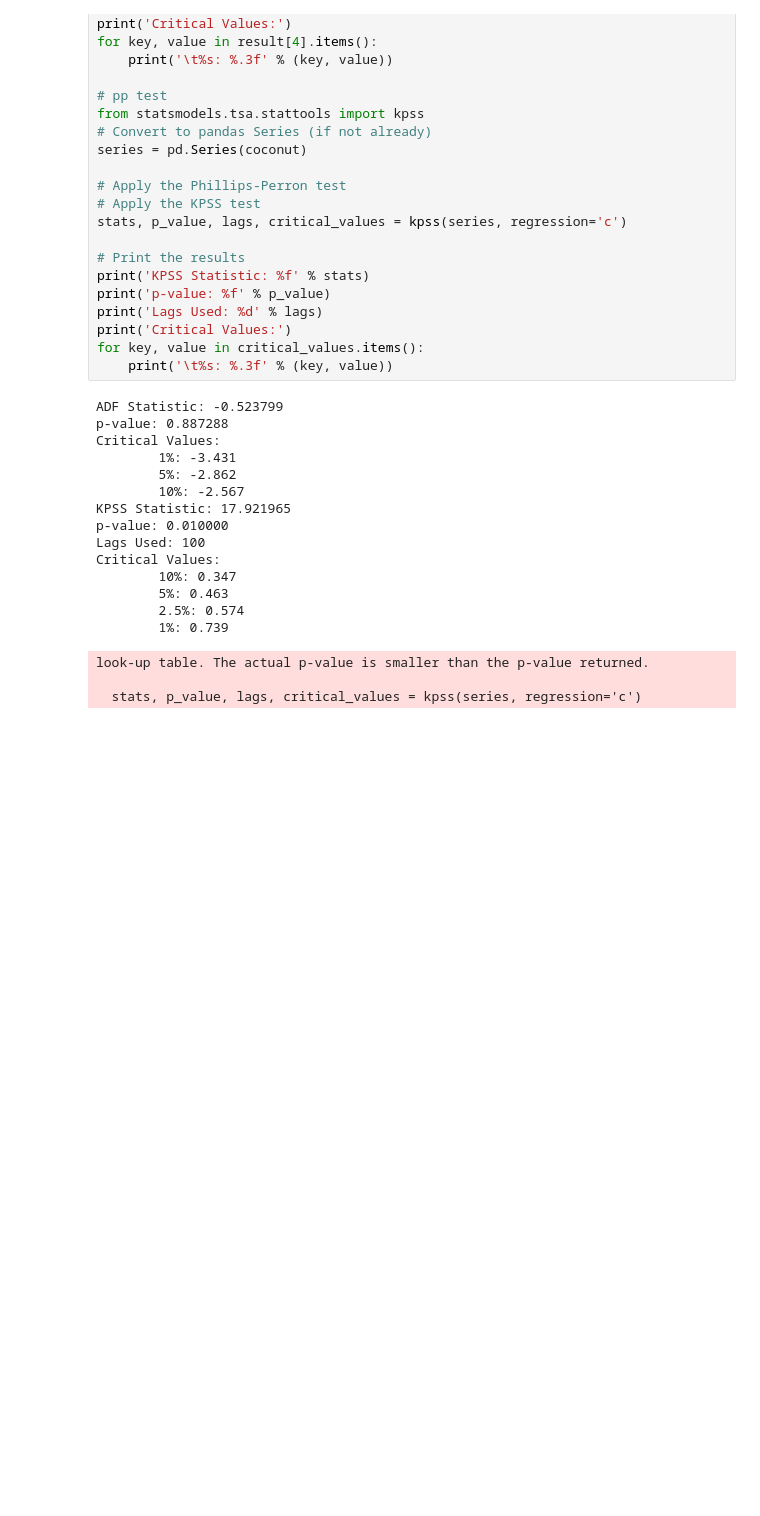
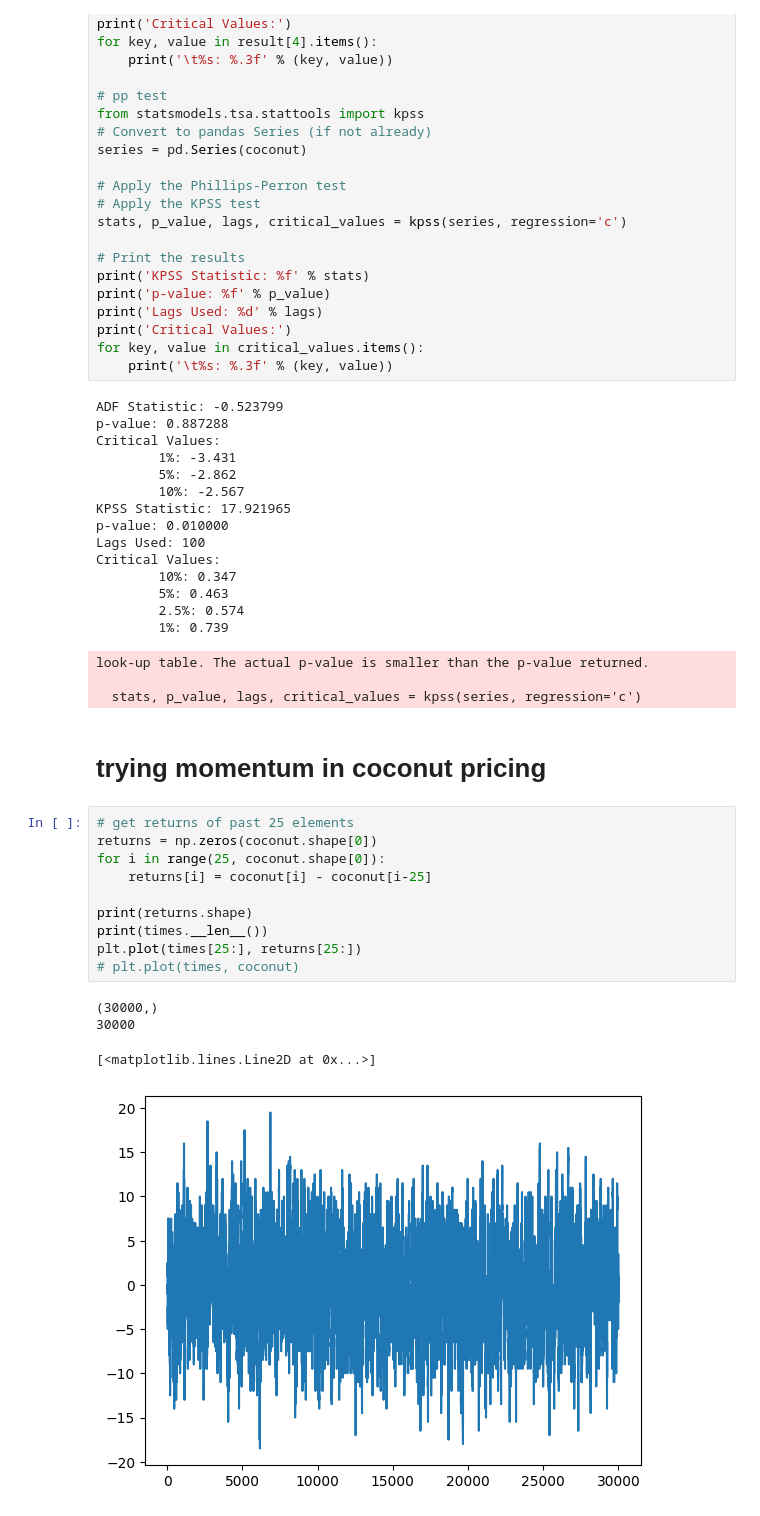
Before and after one commit to simonswe/prosperity2_traderbots, a Jupyter notebook: round4/ez_data_exploration.ipynb, the cells around one changed output. Drawn from its saved outputs; the diff is of its cells as text; blank space fills up the shorter version.

```diff
--- a/round4/ez_data_exploration.ipynb
+++ b/round4/ez_data_exploration.ipynb
@@ -589,3 +589,20 @@ Critical Values:
 look-up table. The actual p-value is smaller than the p-value returned.
 
   stats, p_value, lags, critical_values = kpss(series, regression='c')
+# %% [markdown]
+# trying momentum in coconut pricing
+# %%
+# get returns of past 25 elements
+returns = np.zeros(coconut.shape[0])
+for i in range(25, coconut.shape[0]):
+    returns[i] = coconut[i] - coconut[i-25]
+
+print(returns.shape)
+print(times.__len__())
+plt.plot(times[25:], returns[25:])
+# plt.plot(times, coconut)
+# %% [output]
+(30000,)
+30000
+[<matplotlib.lines.Line2D at 0x...>]
+[figure, added]
```
Also changed, not shown: parts of 2 cells of this notebook, 4 other files.
